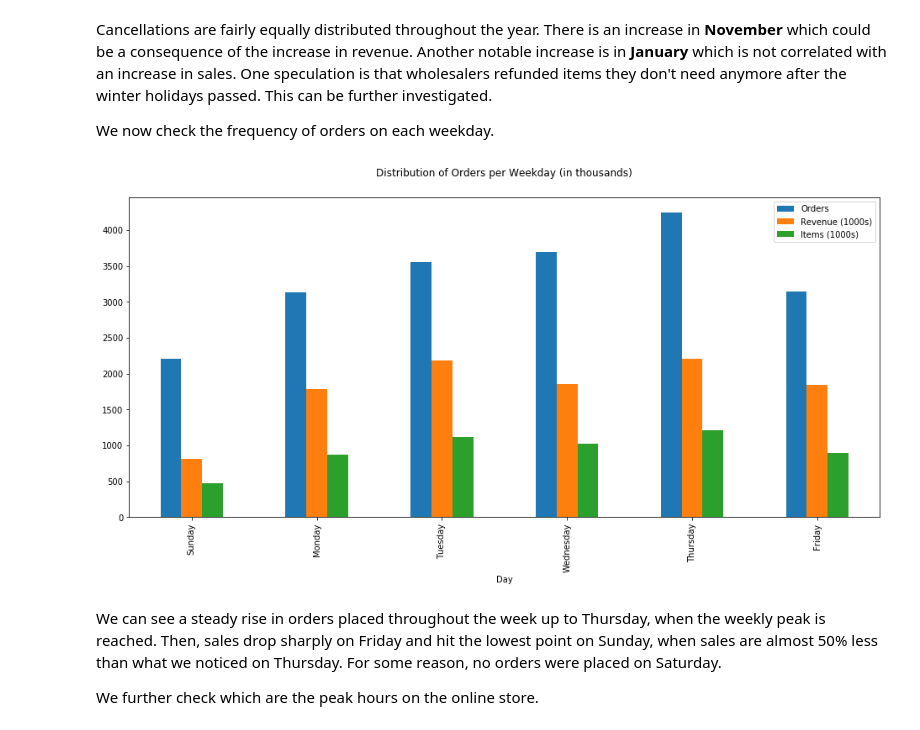
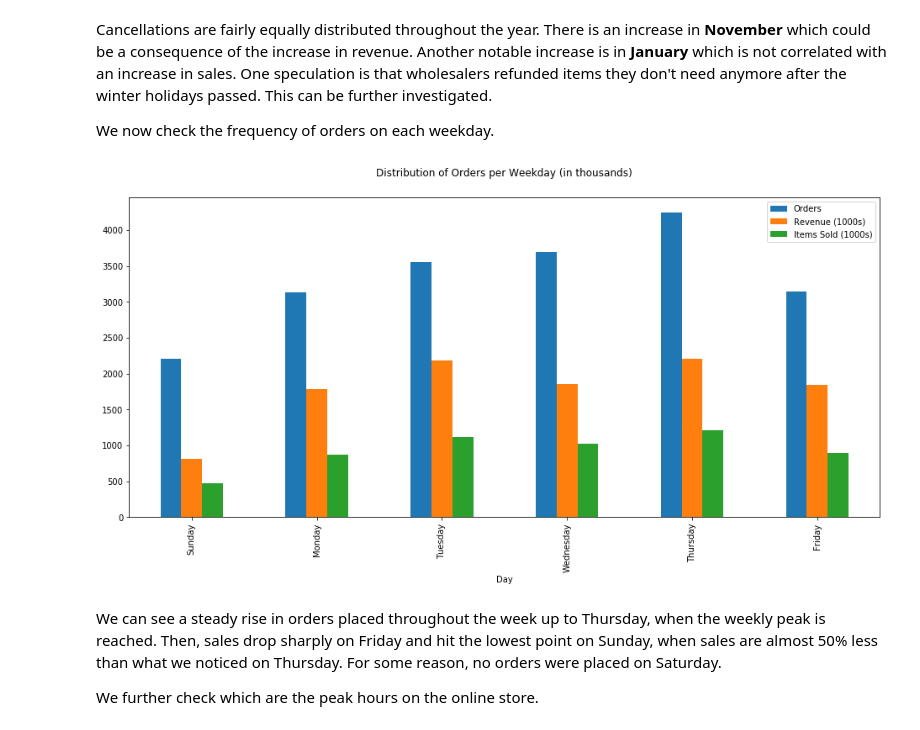
Before and after one commit to romeoc/tales, a Jupyter notebook: ecommerce/dotcomgiftshop.ipynb, the cells around one changed output. Drawn from its saved outputs; the diff is of its cells as text; code cells hidden in the pictures.

```diff
--- a/ecommerce/dotcomgiftshop.ipynb
+++ b/ecommerce/dotcomgiftshop.ipynb
@@ -354,24 +373,24 @@ We now check the frequency of orders on each weekday.
 # %%
 weekdays = orders[orders["GrandTotal"] > 0].groupby(orders.InvoiceDate.dt.strftime('%w')).agg({
     'InvoiceNo': 'count',
     'GrandTotal': 'sum',
     'ItemsCount': 'sum'
 }).rename(columns={
     'GrandTotal': 'Revenue (1000s)',
     'InvoiceNo': 'Orders',
-    'ItemsCount': 'Items (1000s)'
+    'ItemsCount': 'Items Sold (1000s)'
 }) / 1000
 
 weekdays.index.name = 'Day'
 weekdays['Orders'] *= 1000
 
 labels = ['Sunday', 'Monday', 'Tuesday', 'Wednesday', 'Thursday', 'Friday']
 ax = weekdays.plot(kind='bar', figsize=(16, 7))
 ax.set_xticklabels(labels)
 ax.set_title('Distribution of Orders per Weekday (in thousands)')
 ax.title.set_position([.5, 1.05])
 # %% [output]
-[figure, old version]
+[figure, new version]
 # %% [markdown]
 We can see a steady rise in orders placed throughout the week up to Thursday, when the weekly peak is reached. Then, sales drop sharply on Friday and hit the lowest point on Sunday, when sales are almost 50% less than what we noticed on Thursday. For some reason, no orders were placed on Saturday.
 
```
Also changed, not shown: parts of 37 cells of this notebook, 1 other file.
